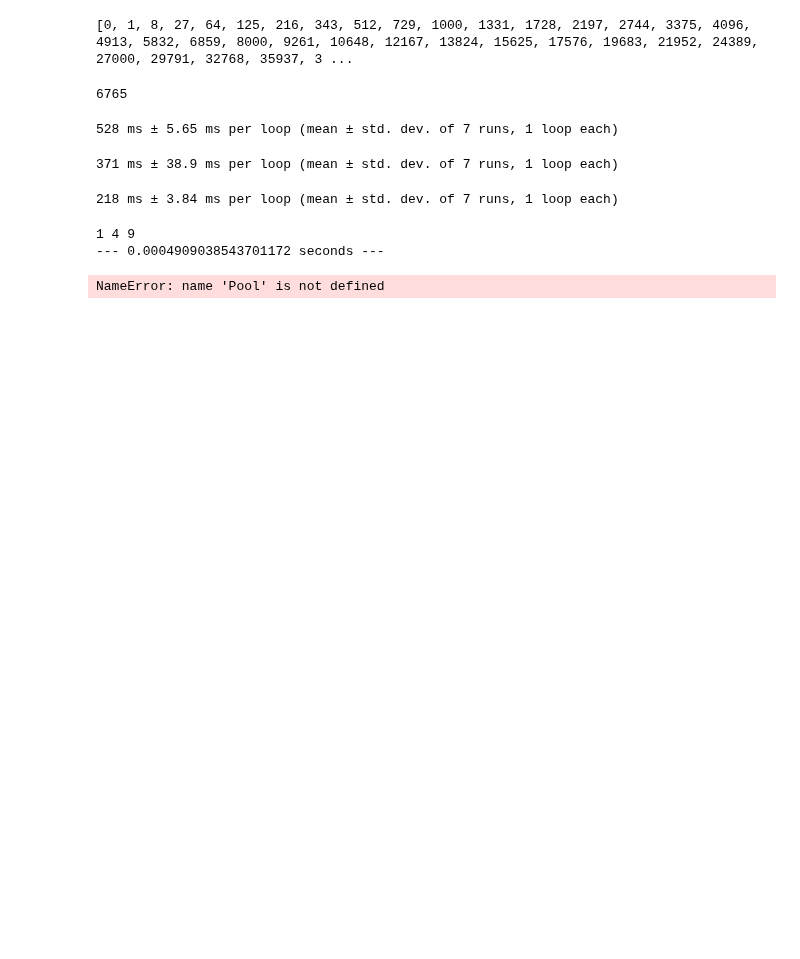
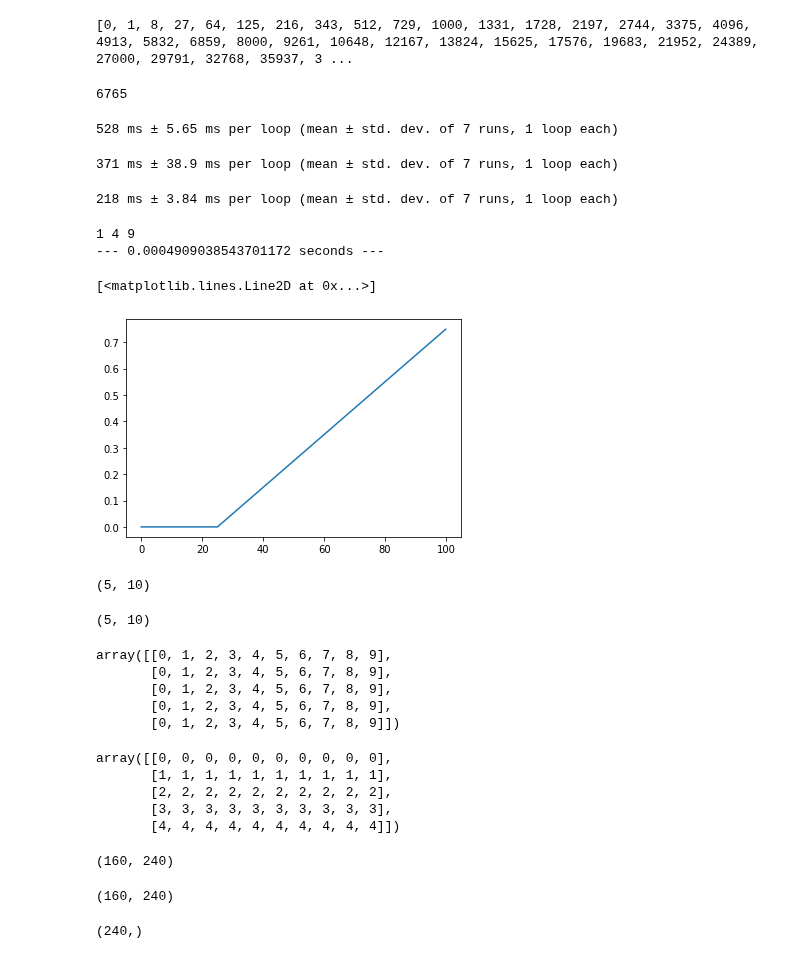
Before and after one commit to majkee15/credit_collections_rl, a Jupyter notebook: Untitled.ipynb, the cells around one changed output. Drawn from its saved outputs; the diff is of its cells as text; code cells hidden in the pictures; blank space fills up the shorter version.

```diff
--- a/Untitled.ipynb
+++ b/Untitled.ipynb
@@ -110,7 +110,19 @@ print("--- %s seconds ---" % (time.time() - start_time))
 # %% [output]
 1 4 9
 --- 0.0004909038543701172 seconds ---
-# %%
-timeit.timeit("with Pool(5) as p:print(p.map(f, [1, 2, 3]))")
-# %% [output]
-NameError: name 'Pool' is not defined
+# %%
+def control(w):
+    shift = 25
+    if isinstance(w, np.ndarray):
+        return (0.01 * (w - shift)).clip(min=0)
+    elif np.isscalar(w):
+        return np.maximum(0.001 * (w - shift), 0)
+    else:
+        raise ValueError('Stupid error in w.')
+# %%
+w = np.arange(0, 100, 0.1)
+# %%
+plt.plot(w, control(w))
+# %% [output]
+[<matplotlib.lines.Line2D at 0x...>]
+[figure, added]
@@ -116,0 +134,24 @@ NameError: name 'Pool' is not defined
+# %%
+X.shape
+# %% [output]
+(5, 10)
+# %%
+Y.shape
+# %% [output]
+(5, 10)
+# %%
+X
+# %% [output]
+array([[0, 1, 2, 3, 4, 5, 6, 7, 8, 9],
+       [0, 1, 2, 3, 4, 5, 6, 7, 8, 9],
+       [0, 1, 2, 3, 4, 5, 6, 7, 8, 9],
+       [0, 1, 2, 3, 4, 5, 6, 7, 8, 9],
+       [0, 1, 2, 3, 4, 5, 6, 7, 8, 9]])
+# %%
+Y
+# %% [output]
+array([[0, 0, 0, 0, 0, 0, 0, 0, 0, 0],
+       [1, 1, 1, 1, 1, 1, 1, 1, 1, 1],
+       [2, 2, 2, 2, 2, 2, 2, 2, 2, 2],
+       [3, 3, 3, 3, 3, 3, 3, 3, 3, 3],
+       [4, 4, 4, 4, 4, 4, 4, 4, 4, 4]])
@@ -116,0 +166,12 @@ NameError: name 'Pool' is not defined
+# %%
+Z.shape
+# %% [output]
+(160, 240)
+# %%
+X.shape
+# %% [output]
+(160, 240)
+# %%
+x.shape
+# %% [output]
+(240,)
```
Also changed, not shown: parts of 7 cells of this notebook, 8 other files.
